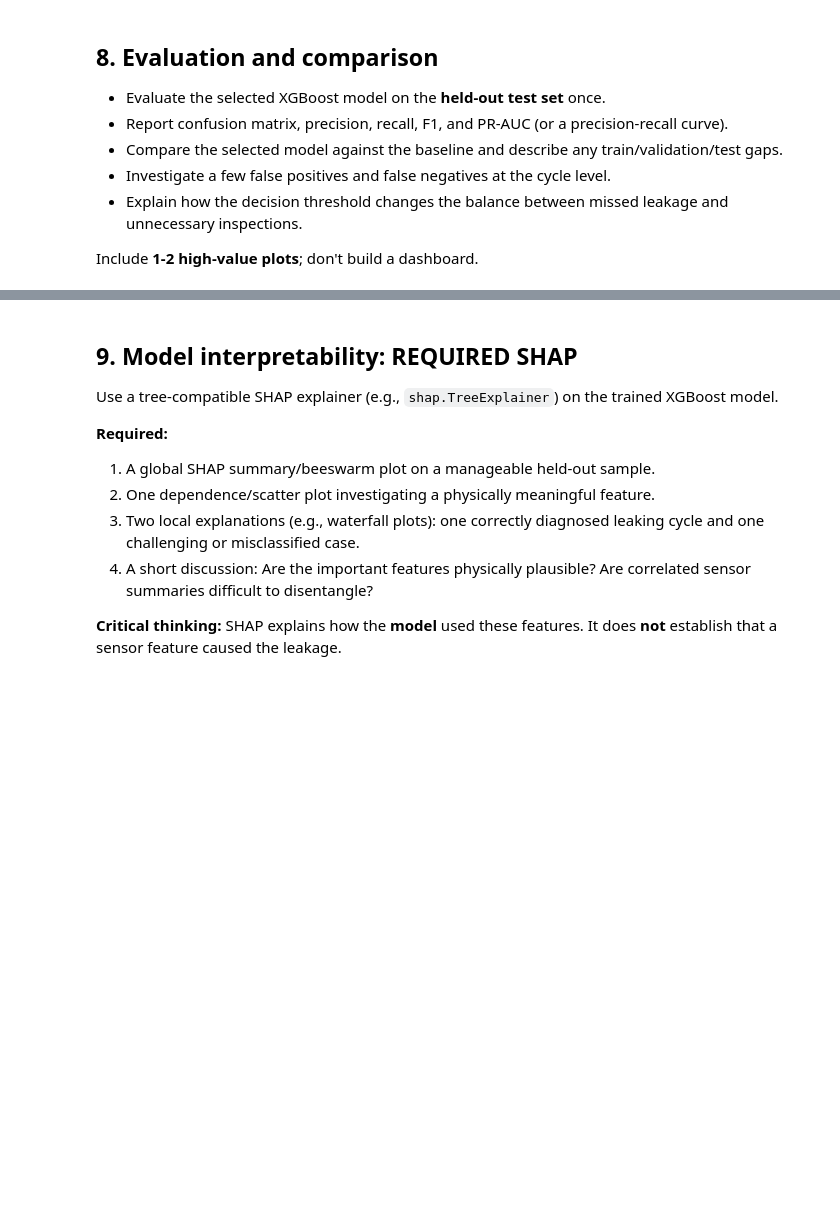
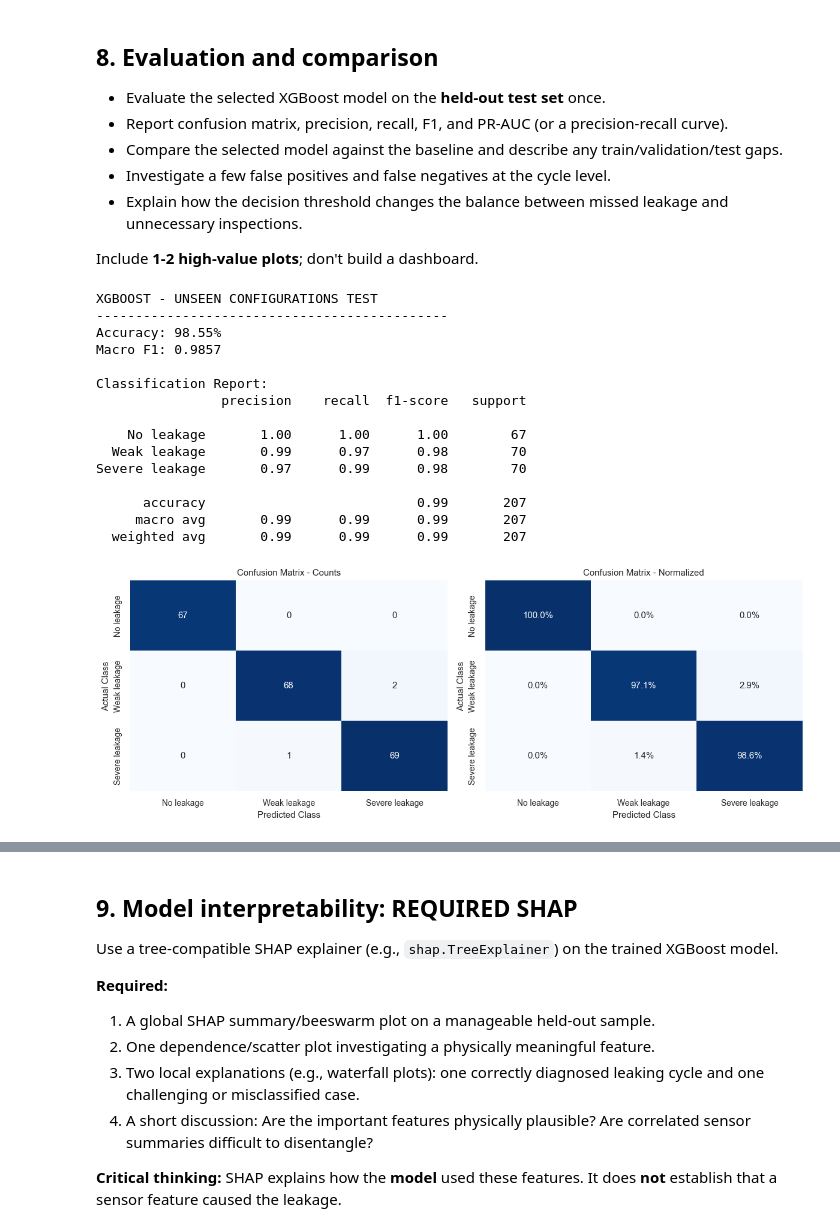
Before and after one commit to EladJoseph/Data-Science-Project---ML-classification-, a Jupyter notebook: Revised_Data_Science_Pipeline_XGBoost_SHAP_Audio_LIME.ipynb, the cells around one changed output, grey strips where cells are left out. Drawn from its saved outputs; the diff is of its cells as text; code cells hidden in the pictures; blank space fills up the shorter version.

Commit message:
finished first task - Hydrollic Leakage ML

```diff
--- a/Revised_Data_Science_Pipeline_XGBoost_SHAP_Audio_LIME.ipynb
+++ b/Revised_Data_Science_Pipeline_XGBoost_SHAP_Audio_LIME.ipynb
@@ -852,4 +1150,79 @@ Two models are enough for the required scope. A Random Forest is optional, not m
 
 Include **1-2 high-value plots**; don't build a dashboard.
 # %%
-# TODO: One final test evaluation, confusion matrix, PR curve, and error examples.
+# ==================================================
+# OVERALL TEST EVALUATION
+# ==================================================
+
+class_names = ["No leakage", "Weak leakage", "Severe leakage"]
+class_ids = [0, 1, 2]
+
+y_test_pred = xgb_model.predict(X_test)
+
+print("XGBOOST - UNSEEN CONFIGURATIONS TEST")
+print("-" * 45)
+
+print(f"Accuracy: {accuracy_score(y_test, y_test_pred):.2%}")
+print(f"Macro F1: {f1_score(y_test, y_test_pred, average='macro'):.4f}")
+
+print("\nClassification Report:")
+print(
+    classification_report(
+        y_test,
+        y_test_pred,
+        labels=class_ids,
+        target_names=class_names,
+        zero_division=0
+    )
+)
+
+# Confusion matrices
+cm = confusion_matrix(y_test, y_test_pred, labels=class_ids)
+cm_norm = confusion_matrix(
+    y_test, y_test_pred,
+    labels=class_ids,
+    normalize="true"
+)
+
+fig, axes = plt.subplots(1, 2, figsize=(12, 4.5))
+
+for ax, matrix, title, fmt in zip(
+    axes,
+    [cm, cm_norm],
+    ["Confusion Matrix - Counts", "Confusion Matrix - Normalized"],
+    ["d", ".1%"]
+):
+    sns.heatmap(
+        matrix,
+        annot=True,
+        fmt=fmt,
+        cmap="Blues",
+        xticklabels=class_names,
+        yticklabels=class_names,
+        cbar=False,
+        ax=ax
+    )
+
+    ax.set_title(title)
+    ax.set_xlabel("Predicted Class")
+    ax.set_ylabel("Actual Class")
+
+plt.tight_layout()
+plt.show()
+# %% [output]
+XGBOOST - UNSEEN CONFIGURATIONS TEST
+---------------------------------------------
+Accuracy: 98.55%
+Macro F1: 0.9857
+
+Classification Report:
+                precision    recall  f1-score   support
+
+    No leakage       1.00      1.00      1.00        67
+  Weak leakage       0.99      0.97      0.98        70
+Severe leakage       0.97      0.99      0.98        70
+
+      accuracy                           0.99       207
+     macro avg       0.99      0.99      0.99       207
+  weighted avg       0.99      0.99      0.99       207
+[figure, added]
```
Also changed, not shown: parts of 26 cells of this notebook, 4 other files.
